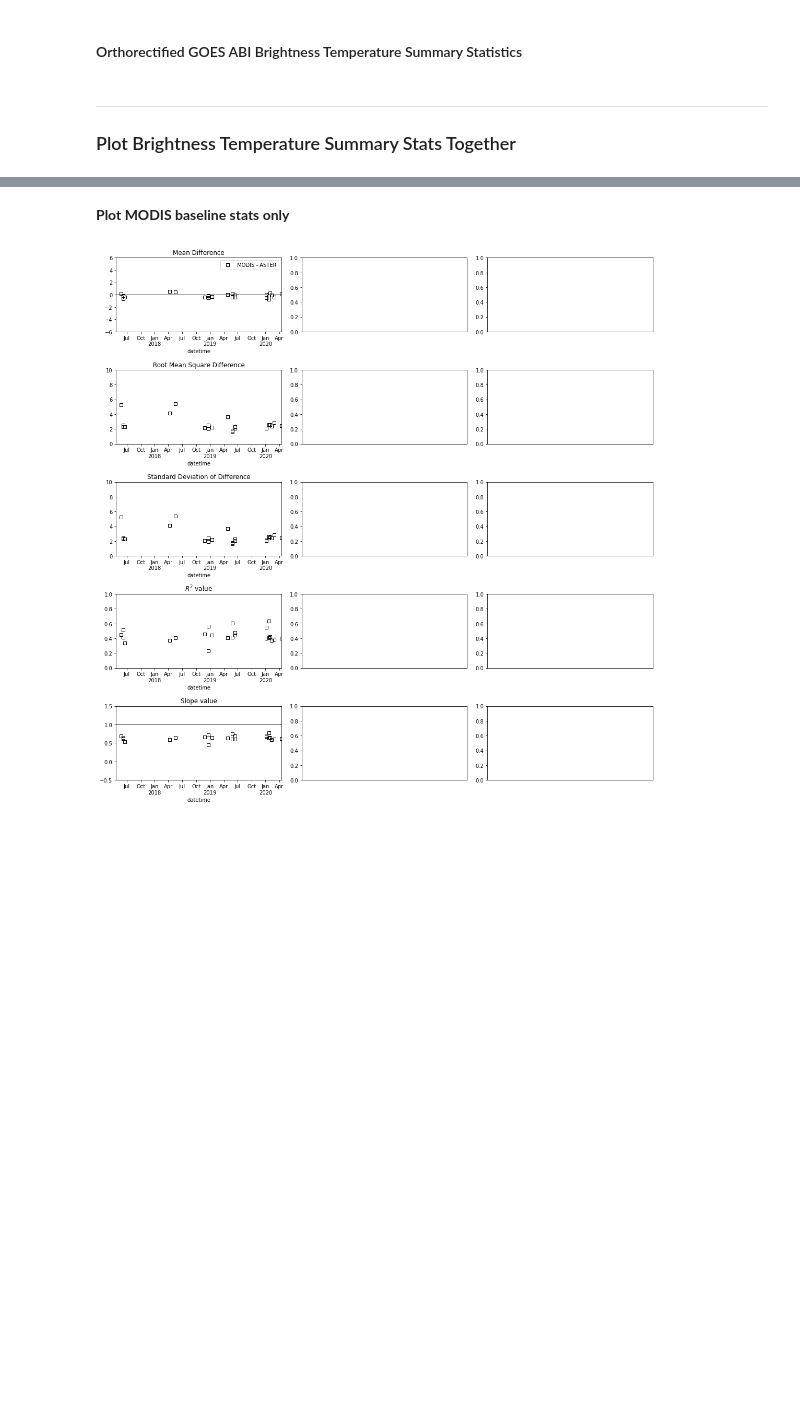
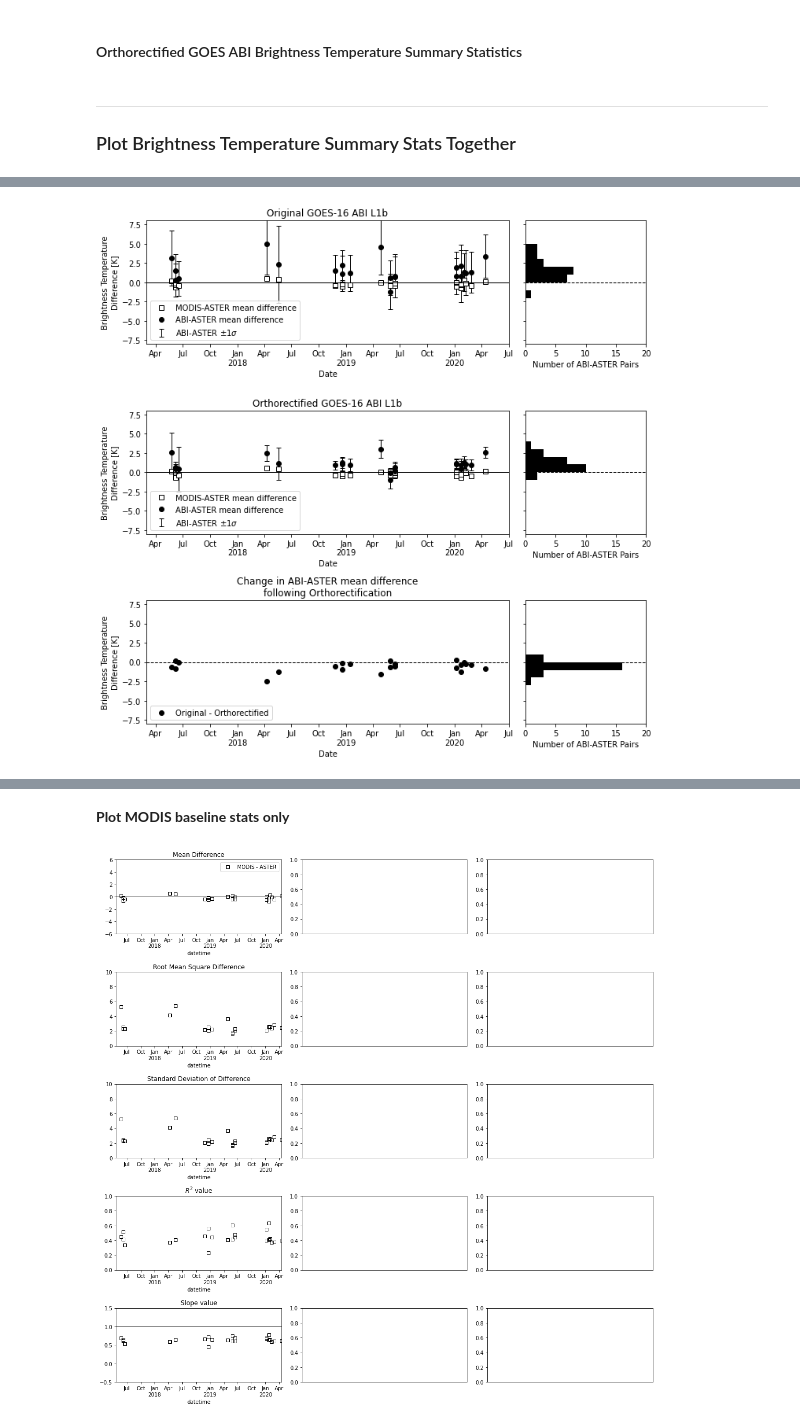
Before and after one commit to spestana/goes-cues, a Jupyter notebook: plot-summary-stats.ipynb, the cells around one changed output, grey strips where cells are left out. Cells and saved outputs as stored; diff of their text form; code cells hidden in the pictures; blank space fills up the shorter version.

Commit message:
Update these plots

```diff
--- a/plot-summary-stats.ipynb
+++ b/plot-summary-stats.ipynb
@@ -222,0 +251,82 @@ Name: ast_goes_r2_value, dtype: float64
+# %%
+fig, axes = plt.subplots(3,2,figsize=(10,10), tight_layout=True, sharey=True,
+                           gridspec_kw={'width_ratios': [3, 1]})
+
+ax = axes.flatten()
+
+### Original stats
+
+df_original_tb.ast_mod_mean_diff.plot(linestyle='none', marker='s',  mfc='w', mec='k', ax=ax[0], label='MODIS-ASTER mean difference')
+df_original_tb.ast_goes_mean_diff.plot(linestyle='none', marker='o',  c='k',  ax=ax[0], label='ABI-ASTER mean difference')
+ax[0].errorbar(x=df_original_tb.index,
+               y=df_original_tb.ast_goes_mean_diff,
+               yerr=df_original_tb.ast_goes_std_diff,
+               fmt='none', label='ABI-ASTER $\pm 1 \sigma$', color='k', linewidth=1, capsize=3)
+ax[0].set_title('Original GOES-16 ABI L1b')
+ax[0].axhline(0,c='k',linewidth=1)
+
+df_original_tb.ast_goes_mean_diff.hist(ax=ax[1],
+                                      bins=range(-8,8),
+                                      orientation='horizontal',
+                                      color = '#000000',
+                                      ec='none',
+                                      lw=1,
+                                      grid=False)
+ax[1].axhline(0,c='k',linestyle='--',linewidth=1)
+ax[1].set_xlim(0,20)
+ax[1].set_xlabel('Number of ABI-ASTER Pairs')
+
+### Orthorectified stats
+
+df_ortho_tb.ast_mod_mean_diff.plot(linestyle='none', marker='s',  mfc='w', mec='k', ax=ax[2], label='MODIS-ASTER mean difference')
+df_ortho_tb.ast_goes_mean_diff.plot(linestyle='none', marker='o',  c='k', ax=ax[2], label='ABI-ASTER mean difference')
+ax[2].errorbar(x=df_ortho_tb.index,
+               y=df_ortho_tb.ast_goes_mean_diff,
+               yerr=df_ortho_tb.ast_goes_std_diff,
+               fmt='none', label='ABI-ASTER $\pm 1 \sigma$', color='k', linewidth=1, capsize=3)
+ax[2].set_title('Orthorectified GOES-16 ABI L1b')
+ax[2].axhline(0,c='k',linewidth=1)
+
+df_ortho_tb.ast_goes_mean_diff.hist(ax=ax[3],
+                                      bins=range(-8,8),
+                                      orientation='horizontal',
+                                      color = '#000000',
+                                      ec='none',
+                                      lw=1,
+                                      grid=False)
+ax[3].axhline(0,c='k',linestyle='--',linewidth=1)
+ax[3].set_xlim(0,20)
+ax[3].set_xlabel('Number of ABI-ASTER Pairs')
+
+
+
+### Change (original - ortho) stats
+# skipping MODIS - ASTER since there is no change
+df_change_tb.ast_goes_mean_diff.plot(linestyle='none', marker='o',  c='k', ax=ax[4], label='Original - Orthorectified')
+ax[4].set_title('Change in ABI-ASTER mean difference\nfollowing Orthorectification')
+#ax[2].set_ylim(-3,3)
+ax[4].axhline(0,c='k',linestyle='--',linewidth=1)
+
+df_change_tb.ast_goes_mean_diff.hist(ax=ax[5],
+                                      bins=range(-8,8),
+                                      orientation='horizontal',
+                                      color = '#000000',
+                                      ec='none',
+                                      lw=1,
+                                      grid=False)
+ax[5].axhline(0,c='k',linestyle='--',linewidth=1)
+ax[5].set_xlim(0,20)
+ax[5].set_xlabel('Number of ABI-ASTER Pairs')
+
+
+
+for this_ax in [ax[0], ax[2], ax[4]]:
+    format_date_ax(this_ax)
+    this_ax.set_ylim(-8,8)
+    this_ax.set_xlim(pd.Timestamp('2017-03-01'),pd.Timestamp('2020-07-01'))
+    this_ax.legend(loc='lower left')
+    this_ax.set_xlabel('Date')
+    this_ax.set_ylabel('Brightness Temperature\nDifference [K]')
+    #this_ax.legend(loc='best')
+# %% [output]
+[figure, added]
```
Also changed, not shown: parts of 10 cells of this notebook.
